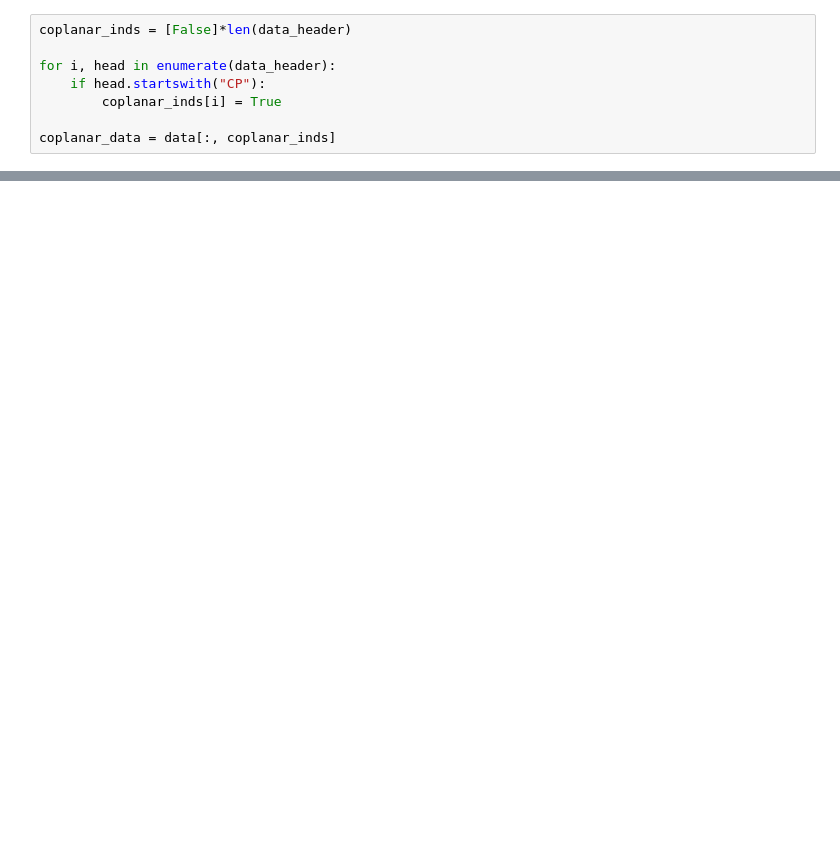
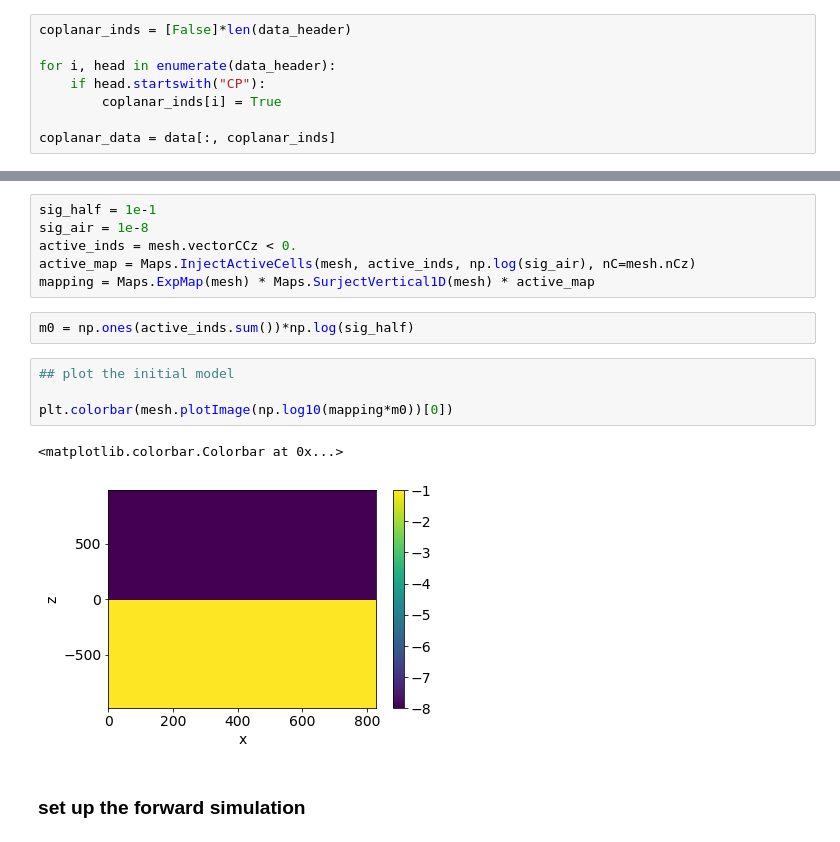
Before and after one commit to simpeg/em-notebooks, a Jupyter notebook: notebooks/FDEM_inversion_bookpurnong.ipynb, the cells around one changed output, grey strips where cells are left out. Drawn from its saved outputs; the diff is of its cells as text; blank space fills up the shorter version.

```diff
--- a/notebooks/FDEM_inversion_bookpurnong.ipynb
+++ b/notebooks/FDEM_inversion_bookpurnong.ipynb
@@ -188,0 +220,17 @@ ax.legend(["real", "imag"])
+# %%
+sig_half = 1e-1
+sig_air = 1e-8
+active_inds = mesh.vectorCCz < 0.
+active_map = Maps.InjectActiveCells(mesh, active_inds, np.log(sig_air), nC=mesh.nCz)
+mapping = Maps.ExpMap(mesh) * Maps.SurjectVertical1D(mesh) * active_map
+# %%
+m0 = np.ones(active_inds.sum())*np.log(sig_half)
+# %%
+## plot the initial model
+
+plt.colorbar(mesh.plotImage(np.log10(mapping*m0))[0])
+# %% [output]
+<matplotlib.colorbar.Colorbar at 0x...>
+[figure, added]
+# %% [markdown]
+### set up the forward simulation
```
Also changed, not shown: parts of 26 cells of this notebook, 8 other files.
